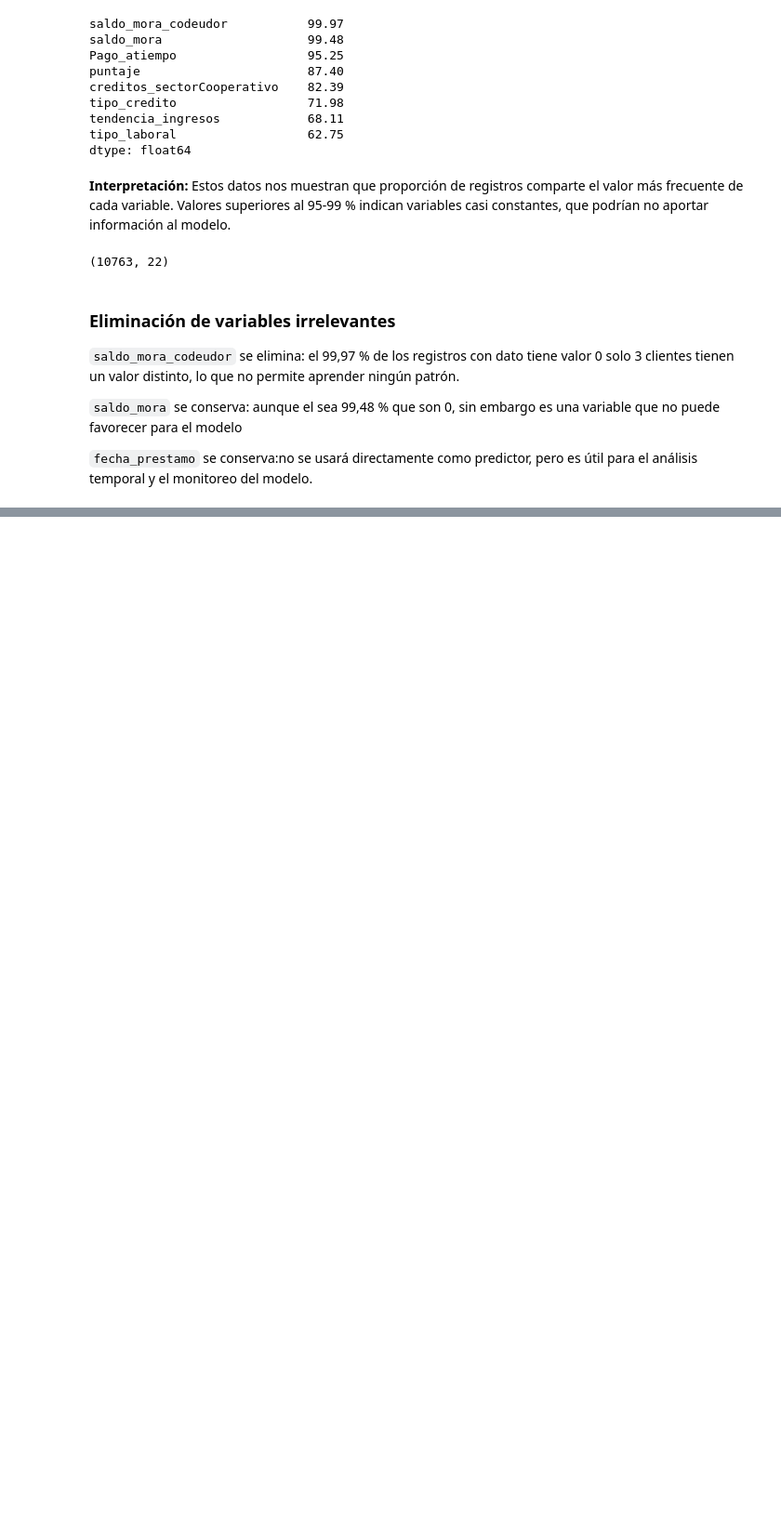
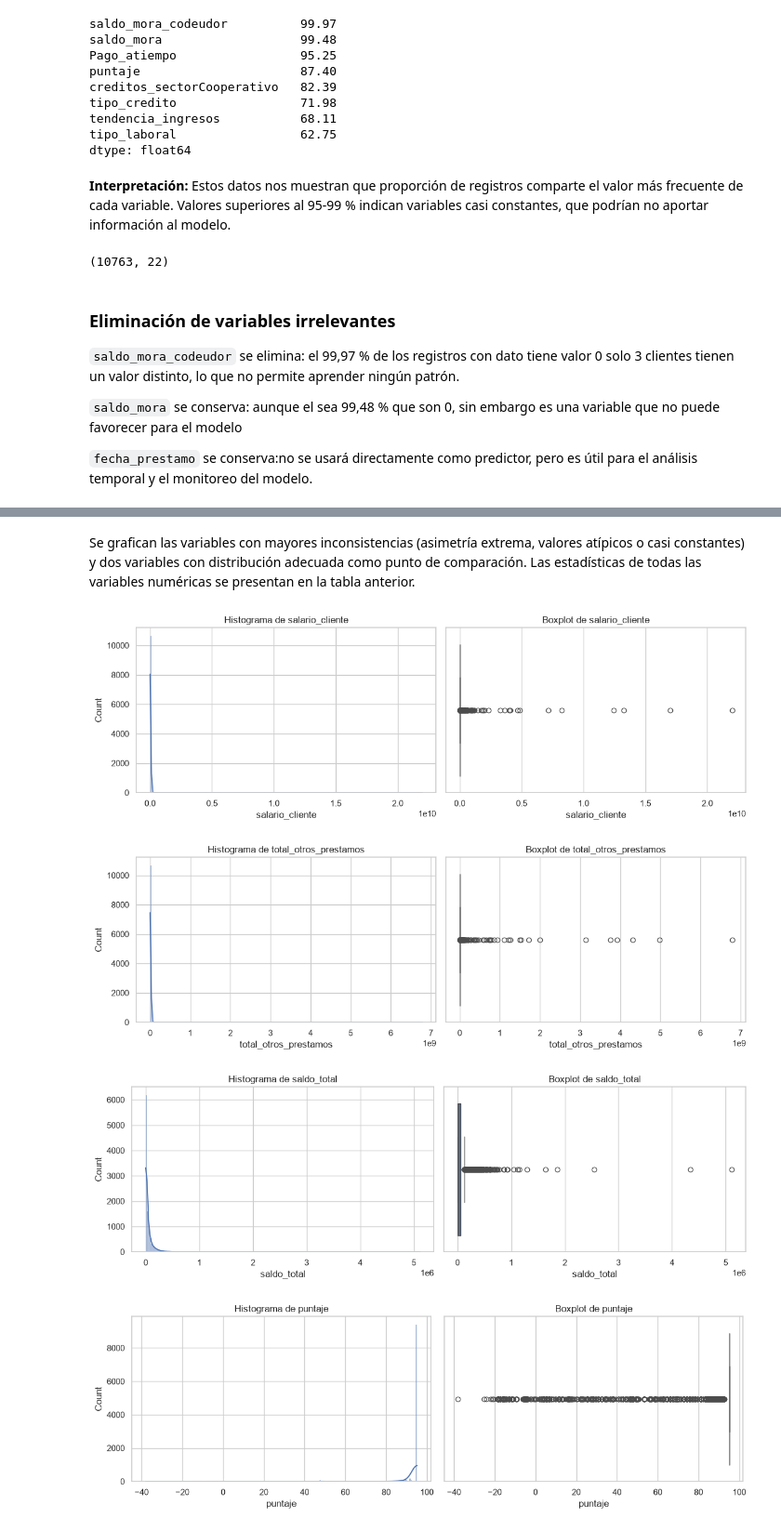
Before and after one commit to saratrujillo2004/Trabajo_Final_ML_SaraTrujillo, a Jupyter notebook: mlops_pipeline/comprension_eda.ipynb, the cells around one changed output, grey strips where cells are left out. Shown at 93% size. Cells and saved outputs as stored; diff of their text form; code cells hidden in the pictures; blank space fills up the shorter version.

```diff
--- a/mlops_pipeline/comprension_eda.ipynb
+++ b/mlops_pipeline/comprension_eda.ipynb
@@ -200,0 +250,29 @@ df.shape
+# %% [markdown]
+Se grafican las variables con mayores inconsistencias (asimetría extrema, valores atípicos o casi constantes) y dos variables con distribución adecuada como punto de comparación. Las estadísticas de todas las variables numéricas se presentan en la tabla anterior.
+# %%
+variables_graficar = [
+    # Variables con inconsistencias
+    "salario_cliente",          # asimetría extrema, salarios de hasta 22.000 millones
+    "total_otros_prestamos",    # asimetría extrema
+    "saldo_total",              # asimetría fuerte, media casi el triple de la mediana
+    "puntaje",                  # asimetría negativa y valores negativos
+    "saldo_mora",               # casi constante
+
+    # Variables sanas
+    "edad_cliente",             # simétrica, sin outliers
+    "puntaje_datacredito",      # cercana a la normal
+]
+
+for columna in variables_graficar:
+    fig, ejes = plt.subplots(1, 2, figsize=(12, 4))
+    sns.histplot(df[columna], kde=True, ax=ejes[0])
+    ejes[0].set_title(f"Histograma de {columna}")
+    sns.boxplot(x=df[columna], ax=ejes[1])
+    ejes[1].set_title(f"Boxplot de {columna}")
+    plt.tight_layout()
+    plt.show()
+# %% [output]
+[figure, added]
+[figure, added]
+[figure, added]
+[figure, added]
```
Also changed, not shown: parts of 36 cells of this notebook.
